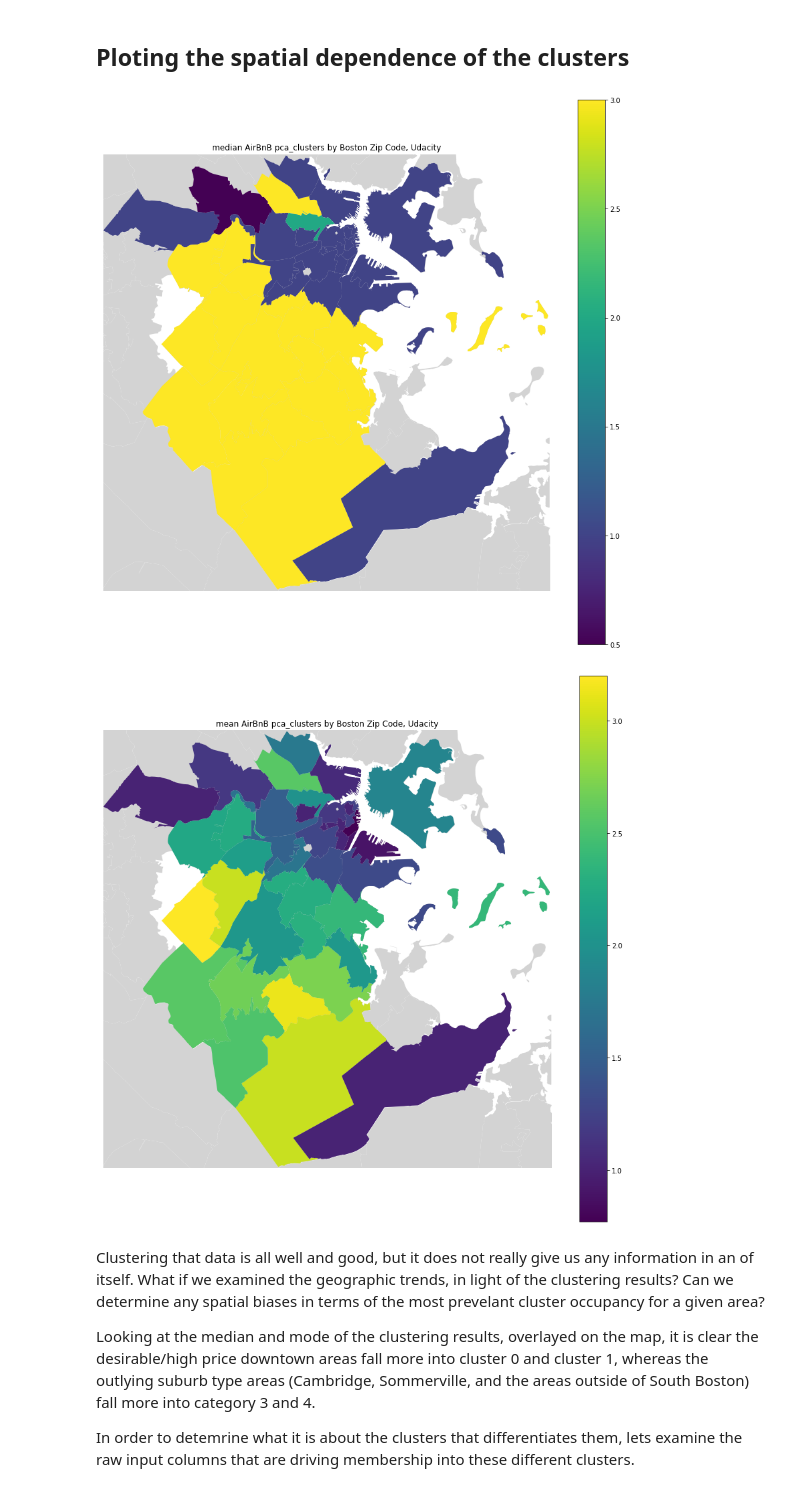
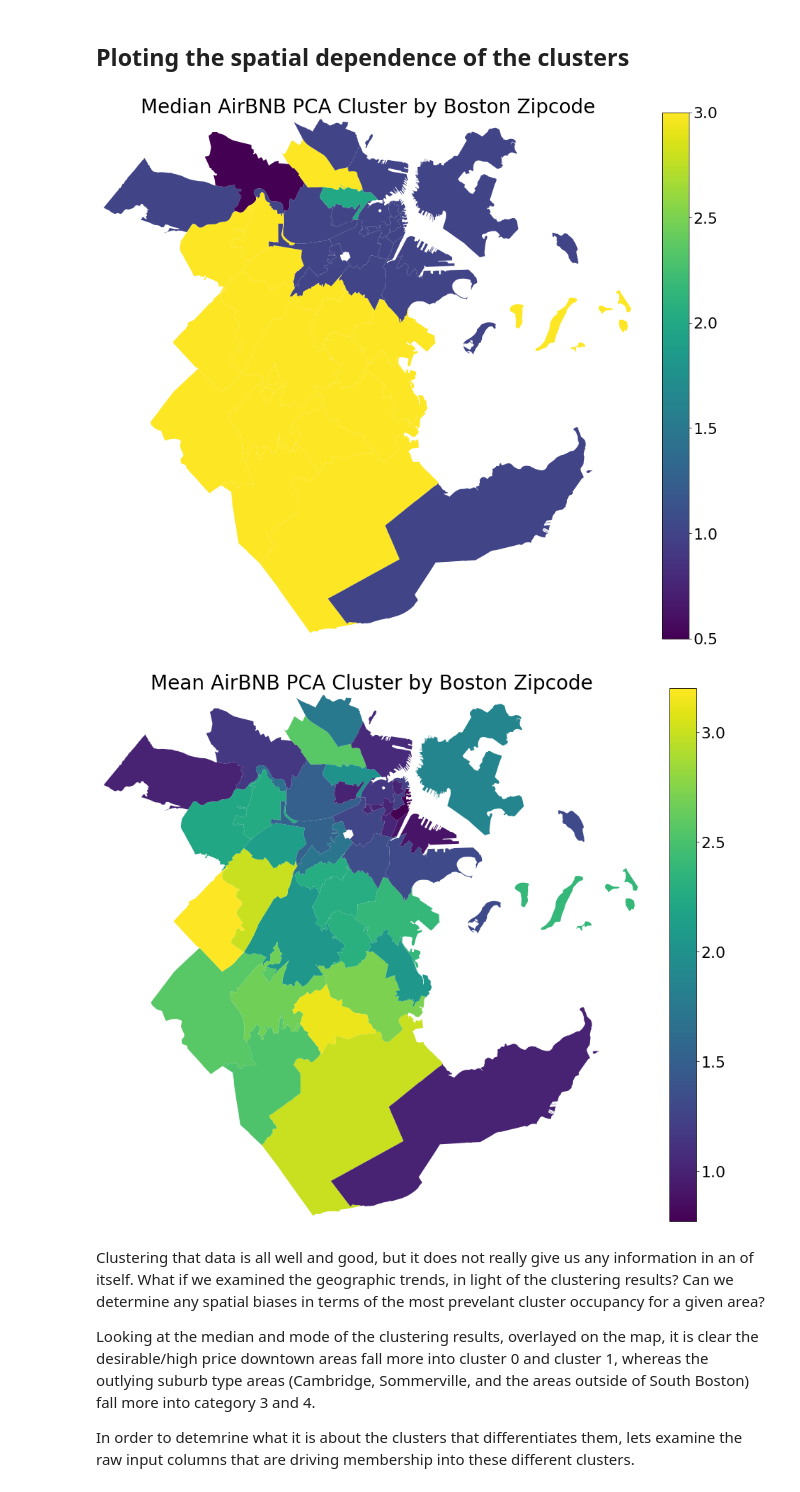
Before and after one commit to jeremysmith244/datascientist_project1_bostonairbnb, a Jupyter notebook: datascientist_project1_blogpost.ipynb, the cells around one changed output. Drawn from its saved outputs; the diff is of its cells as text; code cells hidden in the pictures.

```diff
--- a/datascientist_project1_blogpost.ipynb
+++ b/datascientist_project1_blogpost.ipynb
@@ -190,7 +190,7 @@ Also note the difference in size of the data with ammenities dummied, versus wit
 # %% [markdown]
 # Section Two - Regional Analysis of Price
 # %%
-def make_map_plot(df, hue, agg_method, fig_name):
+def make_map_plot(df, hue, agg_method, fig_name, title):
 
     '''Directly taken from the geoplot gallery example on aggplot, which plots the same data as analyzed here,
        but cleaning is not described in that case
@@ -232,14 +232,15 @@ def make_map_plot(df, hue, agg_method, fig_name):
 
     # create the plot outlines of the zipcodes
     ax = gplt.polyplot(boston_zip_codes.geometry, projection=gcrs.AlbersEqualArea(),
-                       facecolor='lightgray', edgecolor='gray',figsize=(15,15), linewidth=0)
+                       facecolor='white', edgecolor='gray',figsize=(15,15), linewidth=0)
+
+    plt.rcParams.update({'font.size': 22})
 
     # shade the regions based on price, as per example in geoplot gallery, should match that link and does for me
     gplt.aggplot(abb, projection=gcrs.AlbersEqualArea(), hue=hue,
                  by='zipcode', geometry=boston_zip_codes.geometry, agg=agg, ax=ax,
-                 linewidth=0)
+                 linewidth=0, legend_kwargs={'fraction': 0.045})
 
-
-    ax.set_title("{} AirBnB {} by Boston Zip Code, Udacity".format(agg_method, hue))
+    ax.set_title(title, fontdict={'fontsize':28})
     plt.savefig(fig_name, bbox_inches='tight', pad_inches=0.1)
 # %%
@@ -304,9 +305,10 @@ def fit_SGD_regress(clean_df):
 
     # plot the values of coefficients to see what inputs dominate the model
     plt.figure(figsize=(15,8))
+    plt.rcParams.update({'font.size': 10})
     plt.bar(fit_df.index, fit_df.values);
     plt.xticks(fit_df.index, fit_df.index, rotation='vertical');
-    plt.title('SGD Regressor Fit Coefficients')
+    plt.title('SGD Regressor Fit Coefficients', fontdict={'fontsize':28})
     print('R2 = ' + str(score))
     plt.savefig("SGD_regressor_fits.png", bbox_inches='tight', pad_inches=0.1)
 
@@ -540,6 +542,10 @@ def KMeans_cluster(X):
     ax = Axes3D(fig)
     ax.scatter(reduced_data[:, 0], reduced_data[:, 1], reduced_data[:, 2], c=clusters.labels_, alpha=1);
     plt.savefig("3d_scatter.png", bbox_inches='tight', pad_inches=0.1)
+    plt.rcParams.update({'font.size': 28})
+    ax.set_xlabel('PCA Feature 1', labelpad=40)
+    ax.set_ylabel('PCA Feature 2', labelpad=40)
+    ax.set_zlabel('PCA Feature 3', labelpad=20)
 
     return clusters
 # %%
@@ -567,14 +573,14 @@ Examining the distance to the centers of the cluster, it seems like five cluster
 ## Ploting the spatial dependence of the clusters
 # %%
 clean_df['pca_clusters'] = clusters.labels_
-make_map_plot(clean_df, 'pca_clusters', 'median', 'median_airbnb_cluster.png')
+make_map_plot(clean_df, 'pca_clusters', 'median', 'median_airbnb_cluster.png', 'Median AirBNB PCA Cluster by Boston Zipcode')
 # %% [output]
-[figure, old version]
+[figure, new version]
 # %%
 clean_df['pca_clusters'] = clusters.labels_
-make_map_plot(clean_df, 'pca_clusters', 'mean', 'mean_airbnb_cluster.png')
+make_map_plot(clean_df, 'pca_clusters', 'mean', 'mean_airbnb_cluster.png', 'Mean AirBNB PCA Cluster by Boston Zipcode')
 # %% [output]
-[figure, old version]
+[figure, new version]
 # %% [markdown]
 Clustering that data is all well and good, but it does not really give us any information in an of itself. What if we examined the geographic trends, in light of the clustering results? Can we determine any spatial biases in terms of the most prevelant cluster occupancy for a given area?
 
```
Also changed, not shown: parts of 6 cells of this notebook, 8 other files.
